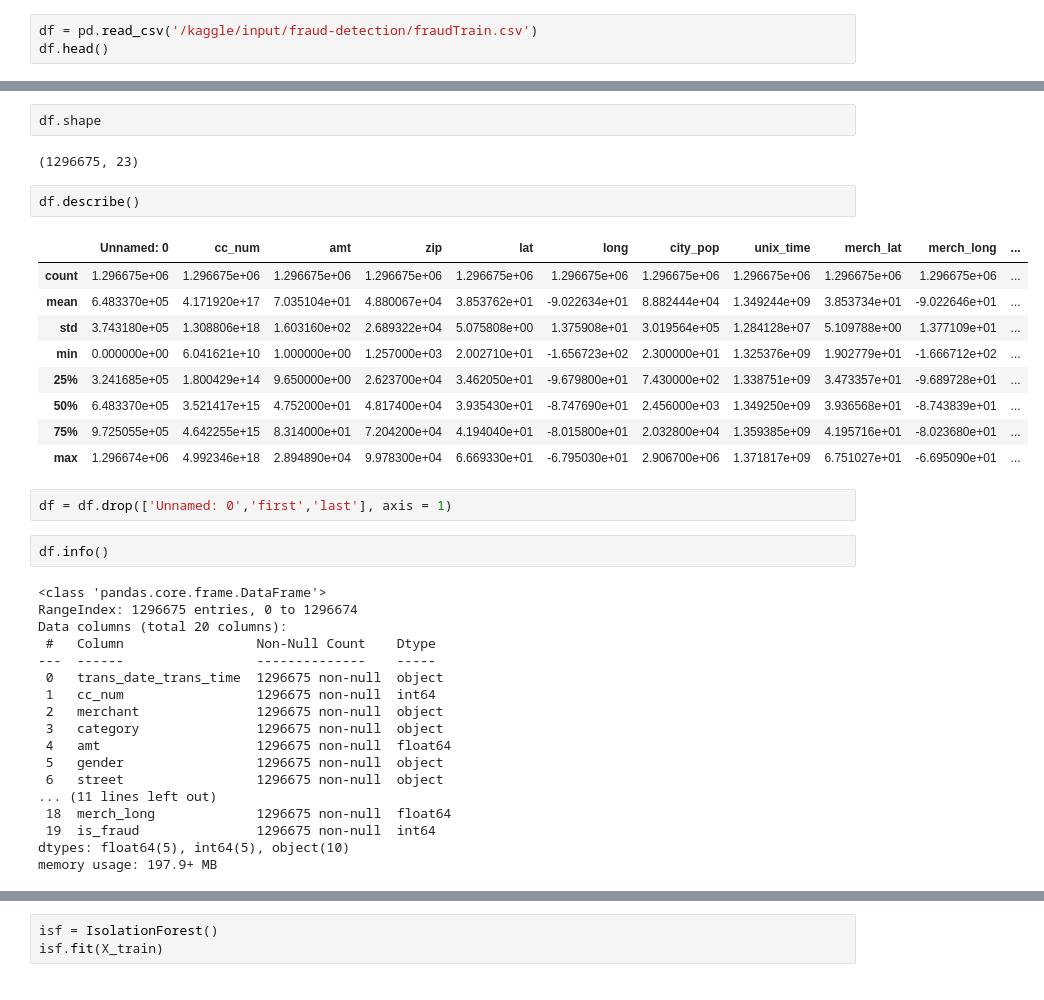
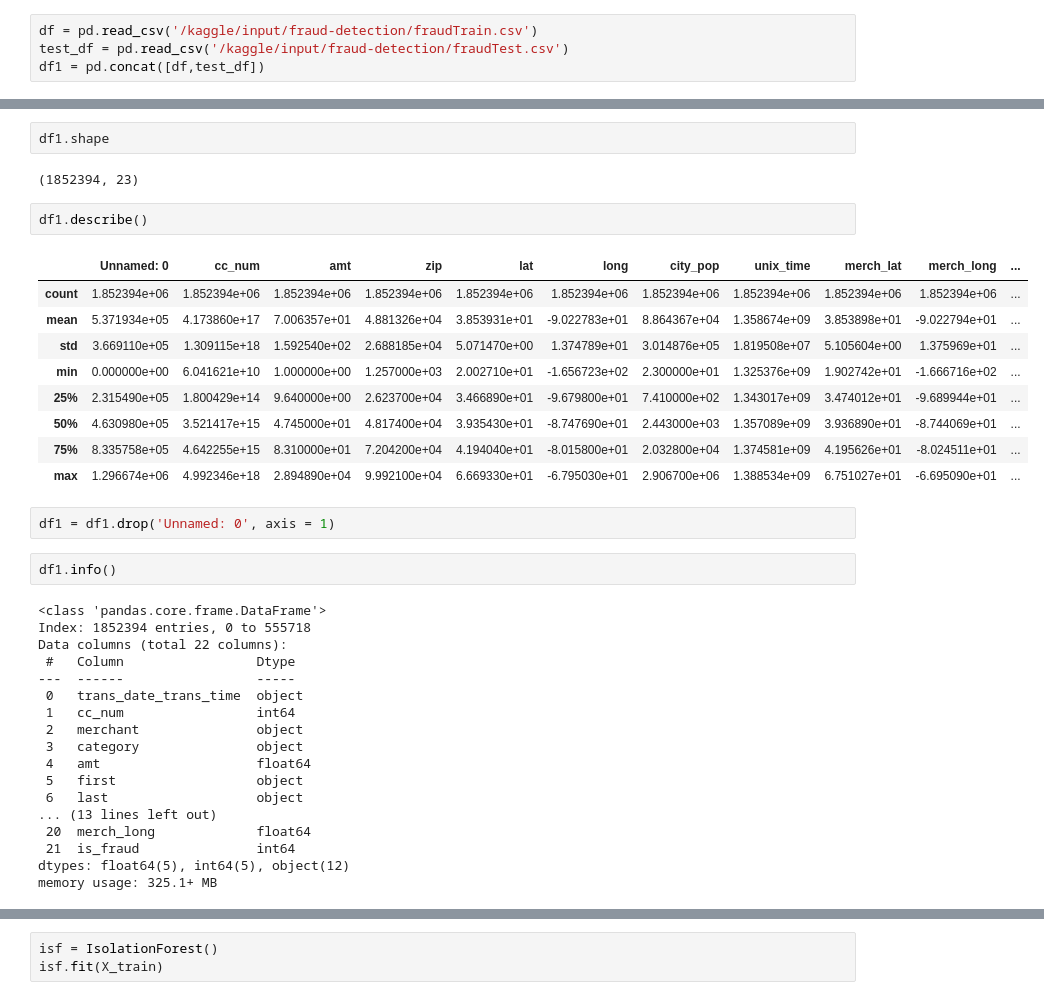
Before and after one commit to KrippaNandhini/Credit-card-fraud-detection, a Jupyter notebook: credit-card-fraud-detection.ipynb, the cells around one changed output, grey strips where cells are left out. Cells and saved outputs as stored; diff of their text form.

Commit message:
Kaggle Notebook | Credit card fraud detection | Version 3

```diff
--- a/credit-card-fraud-detection.ipynb
+++ b/credit-card-fraud-detection.ipynb
@@ -14,3 +13,4 @@ from sklearn.metrics import classification_report, confusion_matrix, accuracy_sc
 # %%
 df = pd.read_csv('/kaggle/input/fraud-detection/fraudTrain.csv')
-df.head()
+test_df = pd.read_csv('/kaggle/input/fraud-detection/fraudTest.csv')
+df1 = pd.concat([df,test_df])
@@ -25,39 +17,39 @@ df.head()
 # %%
-df.shape
+df1.shape
 # %% [output]
-(1296675, 23)
+(1852394, 23)
 # %%
-df.describe()
+df1.describe()
 # %% [output]
 |  | Unnamed: 0 | cc_num | amt | zip | lat | long | city_pop | unix_time | merch_lat | merch_long | ... |
-| count | 1.296675e+06 | 1.296675e+06 | 1.296675e+06 | 1.296675e+06 | 1.296675e+06 | 1.296675e+06 | 1.296675e+06 | 1.296675e+06 | 1.296675e+06 | 1.296675e+06 | ... |
-| mean | 6.483370e+05 | 4.171920e+17 | 7.035104e+01 | 4.880067e+04 | 3.853762e+01 | -9.022634e+01 | 8.882444e+04 | 1.349244e+09 | 3.853734e+01 | -9.022646e+01 | ... |
-| std | 3.743180e+05 | 1.308806e+18 | 1.603160e+02 | 2.689322e+04 | 5.075808e+00 | 1.375908e+01 | 3.019564e+05 | 1.284128e+07 | 5.109788e+00 | 1.377109e+01 | ... |
-| min | 0.000000e+00 | 6.041621e+10 | 1.000000e+00 | 1.257000e+03 | 2.002710e+01 | -1.656723e+02 | 2.300000e+01 | 1.325376e+09 | 1.902779e+01 | -1.666712e+02 | ... |
-| 25% | 3.241685e+05 | 1.800429e+14 | 9.650000e+00 | 2.623700e+04 | 3.462050e+01 | -9.679800e+01 | 7.430000e+02 | 1.338751e+09 | 3.473357e+01 | -9.689728e+01 | ... |
-| 50% | 6.483370e+05 | 3.521417e+15 | 4.752000e+01 | 4.817400e+04 | 3.935430e+01 | -8.747690e+01 | 2.456000e+03 | 1.349250e+09 | 3.936568e+01 | -8.743839e+01 | ... |
-| 75% | 9.725055e+05 | 4.642255e+15 | 8.314000e+01 | 7.204200e+04 | 4.194040e+01 | -8.015800e+01 | 2.032800e+04 | 1.359385e+09 | 4.195716e+01 | -8.023680e+01 | ... |
-| max | 1.296674e+06 | 4.992346e+18 | 2.894890e+04 | 9.978300e+04 | 6.669330e+01 | -6.795030e+01 | 2.906700e+06 | 1.371817e+09 | 6.751027e+01 | -6.695090e+01 | ... |
+| count | 1.852394e+06 | 1.852394e+06 | 1.852394e+06 | 1.852394e+06 | 1.852394e+06 | 1.852394e+06 | 1.852394e+06 | 1.852394e+06 | 1.852394e+06 | 1.852394e+06 | ... |
+| mean | 5.371934e+05 | 4.173860e+17 | 7.006357e+01 | 4.881326e+04 | 3.853931e+01 | -9.022783e+01 | 8.864367e+04 | 1.358674e+09 | 3.853898e+01 | -9.022794e+01 | ... |
+| std | 3.669110e+05 | 1.309115e+18 | 1.592540e+02 | 2.688185e+04 | 5.071470e+00 | 1.374789e+01 | 3.014876e+05 | 1.819508e+07 | 5.105604e+00 | 1.375969e+01 | ... |
+| min | 0.000000e+00 | 6.041621e+10 | 1.000000e+00 | 1.257000e+03 | 2.002710e+01 | -1.656723e+02 | 2.300000e+01 | 1.325376e+09 | 1.902742e+01 | -1.666716e+02 | ... |
+| 25% | 2.315490e+05 | 1.800429e+14 | 9.640000e+00 | 2.623700e+04 | 3.466890e+01 | -9.679800e+01 | 7.410000e+02 | 1.343017e+09 | 3.474012e+01 | -9.689944e+01 | ... |
+| 50% | 4.630980e+05 | 3.521417e+15 | 4.745000e+01 | 4.817400e+04 | 3.935430e+01 | -8.747690e+01 | 2.443000e+03 | 1.357089e+09 | 3.936890e+01 | -8.744069e+01 | ... |
+| 75% | 8.335758e+05 | 4.642255e+15 | 8.310000e+01 | 7.204200e+04 | 4.194040e+01 | -8.015800e+01 | 2.032800e+04 | 1.374581e+09 | 4.195626e+01 | -8.024511e+01 | ... |
+| max | 1.296674e+06 | 4.992346e+18 | 2.894890e+04 | 9.992100e+04 | 6.669330e+01 | -6.795030e+01 | 2.906700e+06 | 1.388534e+09 | 6.751027e+01 | -6.695090e+01 | ... |
 # %%
-df = df.drop(['Unnamed: 0','first','last'], axis = 1)
+df1 = df1.drop('Unnamed: 0', axis = 1)
 # %%
-df.info()
+df1.info()
 # %% [output]
 <class 'pandas.core.frame.DataFrame'>
-RangeIndex: 1296675 entries, 0 to 1296674
-Data columns (total 20 columns):
- #   Column                 Non-Null Count    Dtype
----  ------                 --------------    -----
- 0   trans_date_trans_time  1296675 non-null  object
- 1   cc_num                 1296675 non-null  int64
- 2   merchant               1296675 non-null  object
- 3   category               1296675 non-null  object
- 4   amt                    1296675 non-null  float64
- 5   gender                 1296675 non-null  object
- 6   street                 1296675 non-null  object
-... (11 lines left out)
- 18  merch_long             1296675 non-null  float64
- 19  is_fraud               1296675 non-null  int64
-dtypes: float64(5), int64(5), object(10)
-memory usage: 197.9+ MB
+Index: 1852394 entries, 0 to 555718
+Data columns (total 22 columns):
+ #   Column                 Dtype
+---  ------                 -----
+ 0   trans_date_trans_time  object
+ 1   cc_num                 int64
+ 2   merchant               object
+ 3   category               object
+ 4   amt                    float64
+ 5   first                  object
+ 6   last                   object
+... (13 lines left out)
+ 20  merch_long             float64
+ 21  is_fraud               int64
+dtypes: float64(5), int64(5), object(12)
+memory usage: 325.1+ MB
 # %%
```
Also changed, not shown: parts of 12 cells of this notebook.
